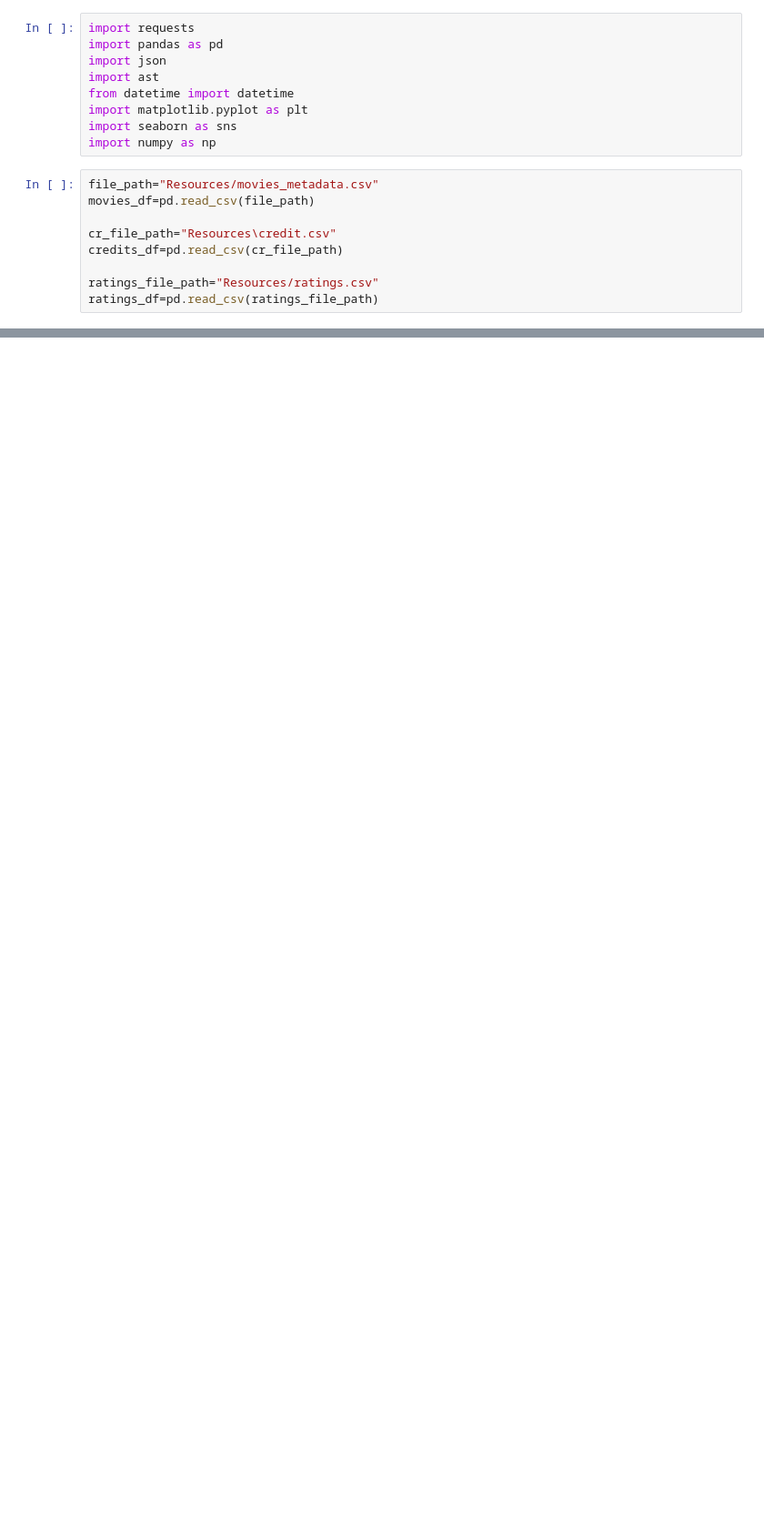
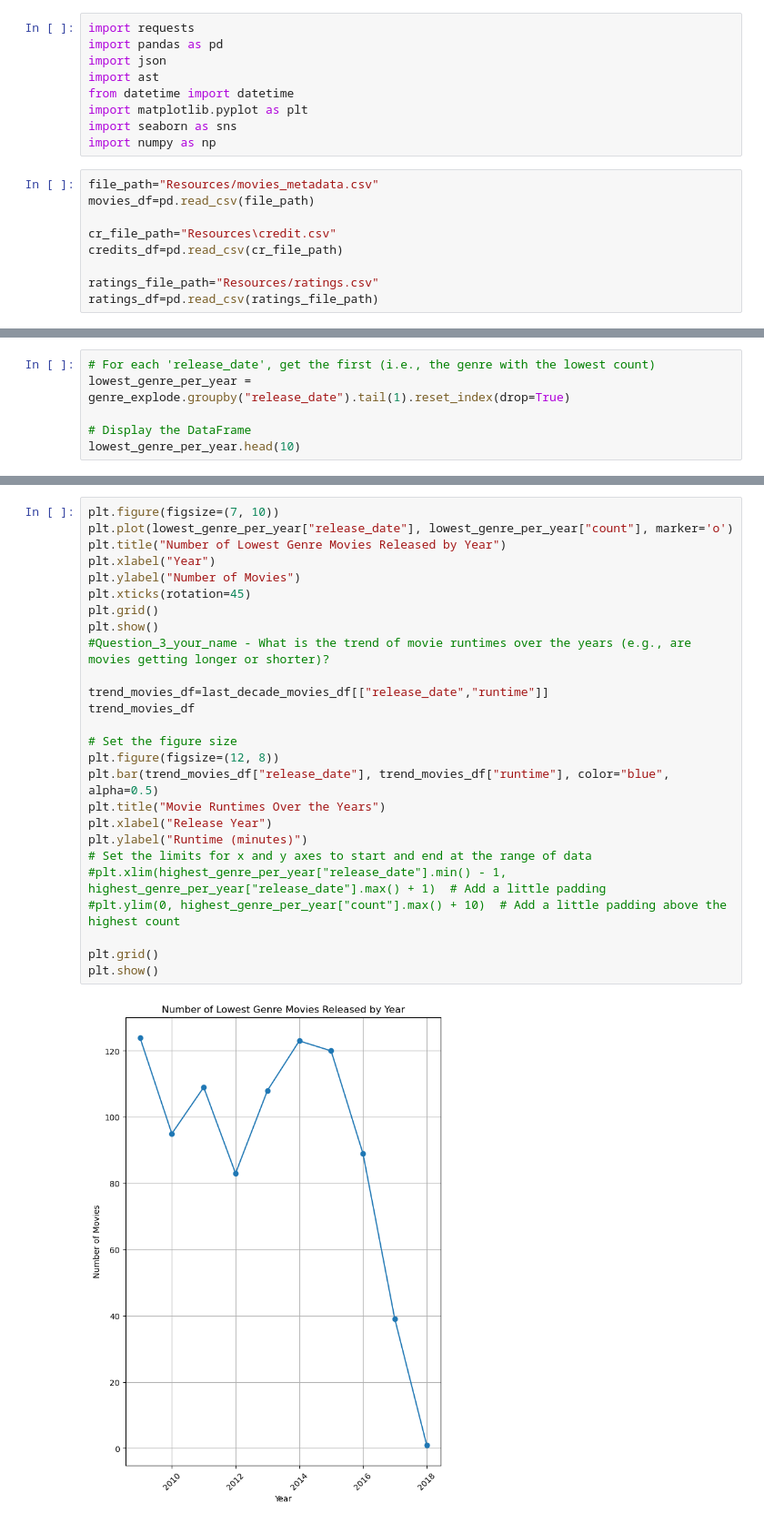
Before and after one commit to tinpham1/5iveCoders, a Jupyter notebook: Project 1/main.ipynb, the cells around one changed output, grey strips where cells are left out. Shown at 91% size. Cells and saved outputs as stored; diff of their text form; blank space fills up the shorter version.

```diff
--- a/Project 1/main.ipynb
+++ b/Project 1/main.ipynb
@@ -18,0 +177,6 @@ ratings_df=pd.read_csv(ratings_file_path)
+# %%
+# For each 'release_date', get the first (i.e., the genre with the lowest count)
+lowest_genre_per_year = genre_explode.groupby("release_date").tail(1).reset_index(drop=True)
+
+# Display the DataFrame
+lowest_genre_per_year.head(10)
@@ -18,0 +195,28 @@ ratings_df=pd.read_csv(ratings_file_path)
+# %%
+plt.figure(figsize=(7, 10))
+plt.plot(lowest_genre_per_year["release_date"], lowest_genre_per_year["count"], marker='o')
+plt.title("Number of Lowest Genre Movies Released by Year")
+plt.xlabel("Year")
+plt.ylabel("Number of Movies")
+plt.xticks(rotation=45)
+plt.grid()
+plt.show()
+#Question_3_your_name - What is the trend of movie runtimes over the years (e.g., are movies getting longer or shorter)?
+
+trend_movies_df=last_decade_movies_df[["release_date","runtime"]]
+trend_movies_df
+
+# Set the figure size
+plt.figure(figsize=(12, 8))
+plt.bar(trend_movies_df["release_date"], trend_movies_df["runtime"], color="blue", alpha=0.5)
+plt.title("Movie Runtimes Over the Years")
+plt.xlabel("Release Year")
+plt.ylabel("Runtime (minutes)")
+# Set the limits for x and y axes to start and end at the range of data
+#plt.xlim(highest_genre_per_year["release_date"].min() - 1, highest_genre_per_year["release_date"].max() + 1)  # Add a little padding
+#plt.ylim(0, highest_genre_per_year["count"].max() + 10)  # Add a little padding above the highest count
+
+plt.grid()
+plt.show()
+# %% [output]
+[figure, added]
```
Also changed, not shown: parts of 15 cells of this notebook, 1 other file.
